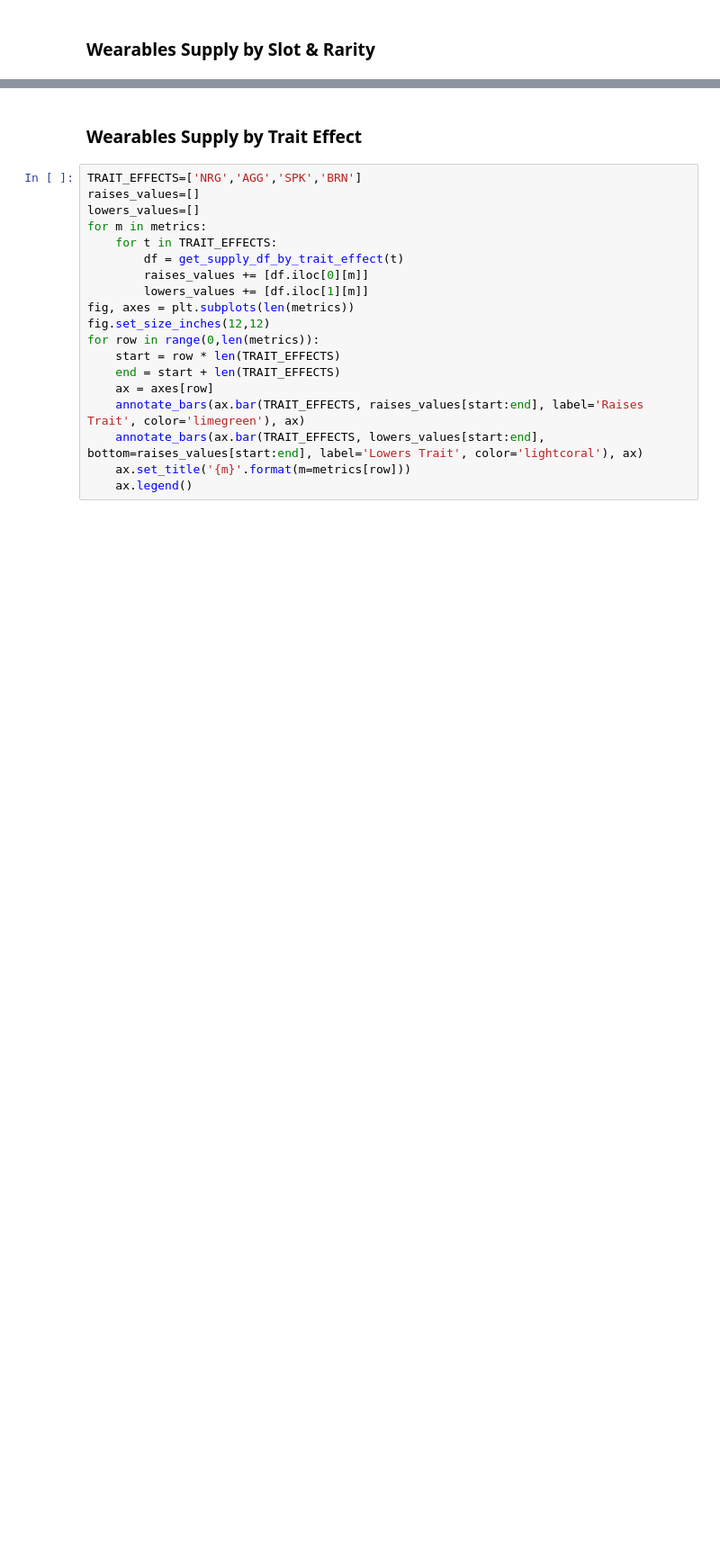
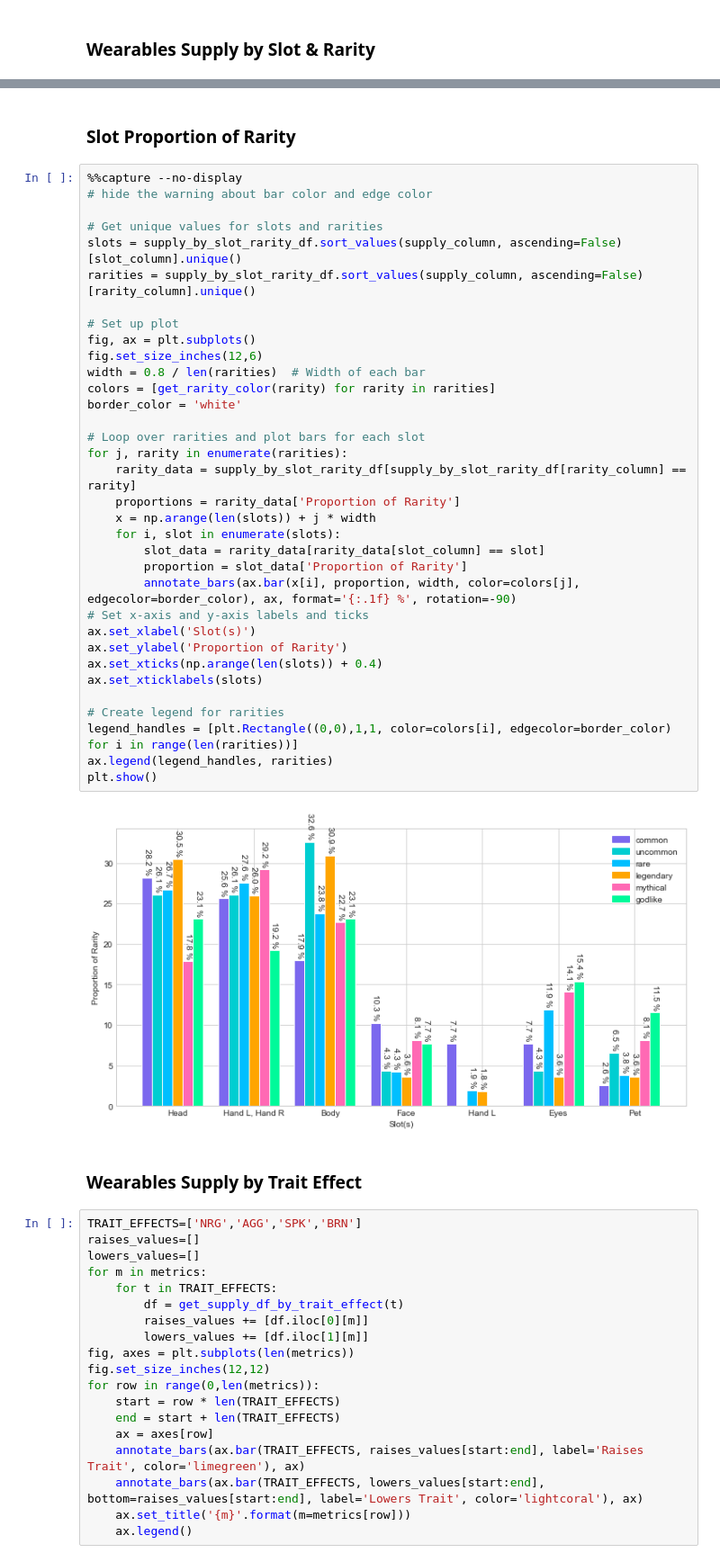
Before and after one commit to mikey-jay/aavegotchi-wearables-report, a Jupyter notebook: wearables_dashboard.ipynb, the cells around one changed output, grey strips where cells are left out. Shown at 90% size. Cells and saved outputs as stored; diff of their text form; blank space fills up the shorter version.

```diff
--- a/wearables_dashboard.ipynb
+++ b/wearables_dashboard.ipynb
@@ -307,4 +284,42 @@ show_itable_long(supply_by_slot_rarity_df, order=[[0, 'asc'],[2, 'desc']])
 | Loading... (need help?) |
+# %% [markdown]
+### Slot Proportion of Rarity
+# %%
+%%capture --no-display
+# hide the warning about bar color and edge color
+
+# Get unique values for slots and rarities
+slots = supply_by_slot_rarity_df.sort_values(supply_column, ascending=False)[slot_column].unique()
+rarities = supply_by_slot_rarity_df.sort_values(supply_column, ascending=False)[rarity_column].unique()
+
+# Set up plot
+fig, ax = plt.subplots()
+fig.set_size_inches(12,6)
+width = 0.8 / len(rarities)  # Width of each bar
+colors = [get_rarity_color(rarity) for rarity in rarities]
+border_color = 'white'
+
+# Loop over rarities and plot bars for each slot
+for j, rarity in enumerate(rarities):
+    rarity_data = supply_by_slot_rarity_df[supply_by_slot_rarity_df[rarity_column] == rarity]
+    proportions = rarity_data['Proportion of Rarity']
+    x = np.arange(len(slots)) + j * width
+    for i, slot in enumerate(slots):
+        slot_data = rarity_data[rarity_data[slot_column] == slot]
+        proportion = slot_data['Proportion of Rarity']
+        annotate_bars(ax.bar(x[i], proportion, width, color=colors[j], edgecolor=border_color), ax, format='{:.1f} %', rotation=-90)
+# Set x-axis and y-axis labels and ticks
+ax.set_xlabel('Slot(s)')
+ax.set_ylabel('Proportion of Rarity')
+ax.set_xticks(np.arange(len(slots)) + 0.4)
+ax.set_xticklabels(slots)
+
+# Create legend for rarities
+legend_handles = [plt.Rectangle((0,0),1,1, color=colors[i], edgecolor=border_color) for i in range(len(rarities))]
+ax.legend(legend_handles, rarities)
+plt.show()
+# %% [output]
+[figure, added]
 # %% [markdown]
 ### Wearables Supply by Trait Effect
 # %%
```
Also changed, not shown: parts of 20 cells of this notebook.
